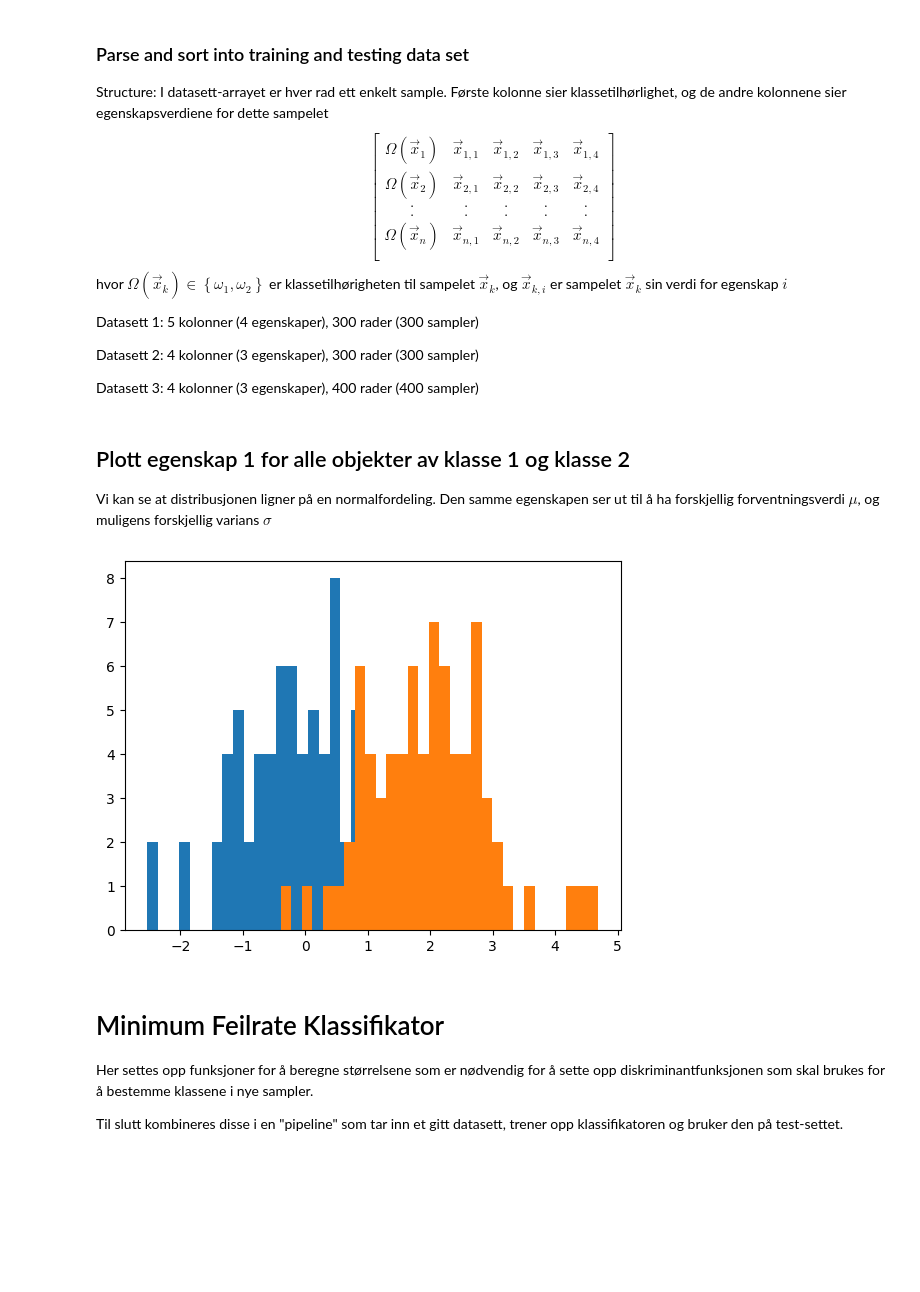
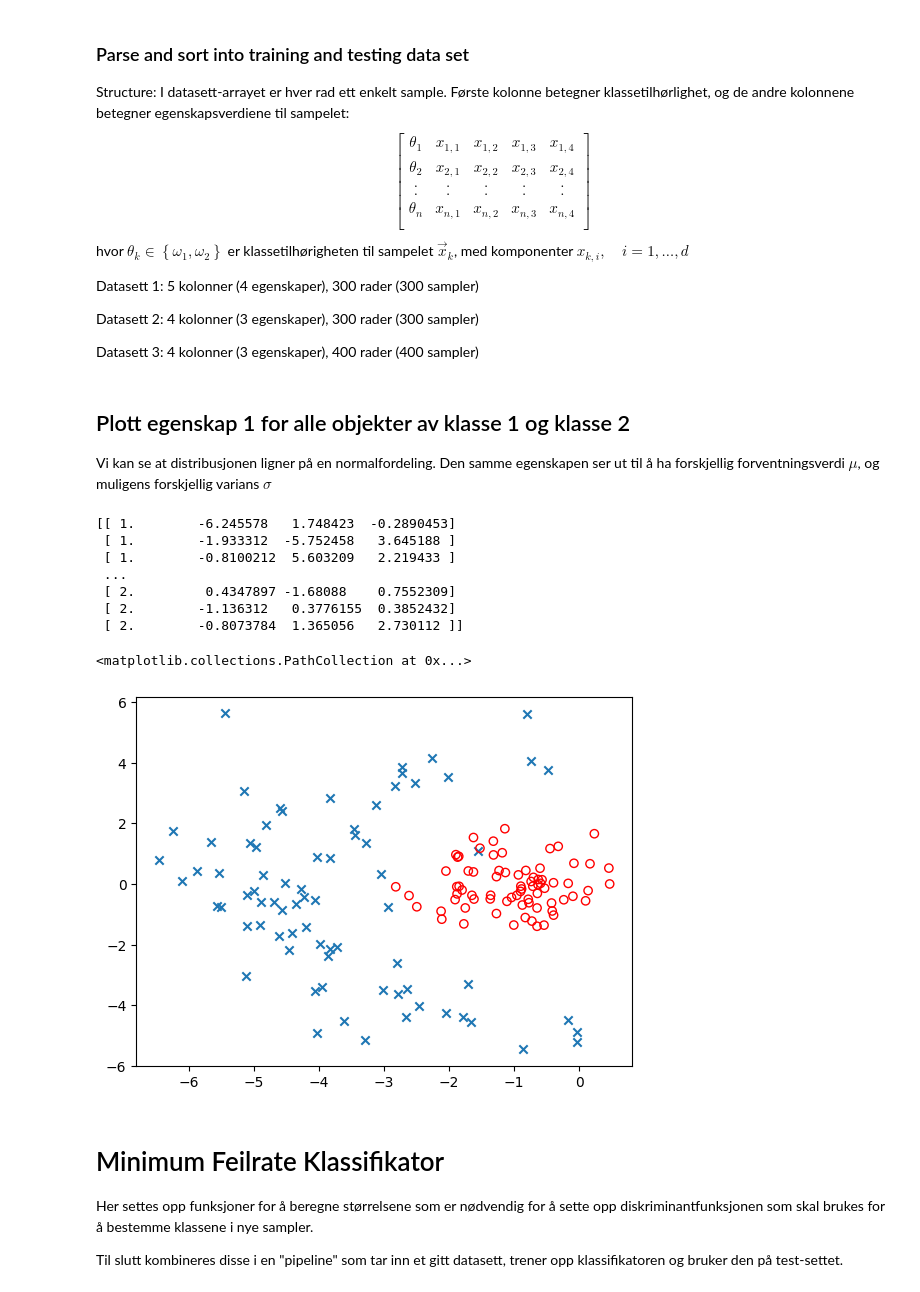
Before and after one commit to edvart-ros/school, a Jupyter notebook: IN5020/prosjektoppgave_1.ipynb, the cells around one changed output. Cells and saved outputs as stored; diff of their text form; code cells hidden in the pictures; blank space fills up the shorter version.

```diff
--- a/IN5020/prosjektoppgave_1.ipynb
+++ b/IN5020/prosjektoppgave_1.ipynb
@@ -5,41 +4,68 @@ import lib
 # %% [markdown]
 ### Parse and sort into training and testing data set
 Structure:
-I datasett-arrayet er hver rad ett enkelt sample. Første kolonne sier klassetilhørlighet, og de andre kolonnene sier egenskapsverdiene for dette sampelet
+I datasett-arrayet er hver rad ett enkelt sample. Første kolonne betegner klassetilhørlighet, og de andre kolonnene betegner egenskapsverdiene til sampelet:
 $$
 \begin{bmatrix}
-\Omega(\vec{x}_1) & \vec{x}_{1,1} & \vec{x}_{1,2} & \vec{x}_{1,3} & \vec{x}_{1,4}\\
-\Omega(\vec{x}_2) & \vec{x}_{2,1} & \vec{x}_{2,2} & \vec{x}_{2,3} & \vec{x}_{2,4}\\
+\theta_1 & {x}_{1,1} & {x}_{1,2} & {x}_{1,3} & {x}_{1,4}\\
+\theta_2 & {x}_{2,1} & {x}_{2,2} & {x}_{2,3} & {x}_{2,4}\\
 . & . & . & . & . \\
 . & . & . & . & . \\
-\Omega(\vec{x}_n) & \vec{x}_{n,1} & \vec{x}_{n,2} & \vec{x}_{n,3} & \vec{x}_{n,4}\\
+\theta_n & {x}_{n,1} & {x}_{n,2} & {x}_{n,3} & {x}_{n,4}\\
 \end{bmatrix}
 $$
-hvor $\Omega(\vec{x}_k) \in \left\{ \omega_1, \omega_2 \right\}$ er klassetilhørigheten til sampelet $\vec{x}_k$, og
-$\vec{x}_{k,i}$ er sampelet $\vec{x}_{k}$ sin verdi for egenskap $i$
+hvor $\theta_k \in \left\{ \omega_1, \omega_2 \right\}$ er klassetilhørigheten til sampelet $\vec{x}_k$, med komponenter $x_{k,i},\quad i = 1, \dots, d$
 
 Datasett 1: 5 kolonner (4 egenskaper), 300 rader (300 sampler)
 
 Datasett 2: 4 kolonner (3 egenskaper), 300 rader (300 sampler)
 
 Datasett 3: 4 kolonner (3 egenskaper), 400 rader (400 sampler)
-# %%
-data = lib.DataSet('data/ds-1.txt')
 # %% [markdown]
 ## Plott egenskap 1 for alle objekter av klasse 1 og klasse 2
 Vi kan se at distribusjonen ligner på en normalfordeling. Den samme egenskapen ser ut til å ha forskjellig forventningsverdi $\mu$, og muligens forskjellig varians $\sigma$
-# %%
-feature = 1
-class_1_dataset = data.training[data.training[:,0] == 1]
-class_2_dataset = data.testing[data.testing[:,0] == 2]
-class_1_feature = class_1_dataset[:,feature]
-class_2_feature = class_2_dataset[:,feature]
-
-plt.hist(class_1_feature, 30)
-plt.hist(class_2_feature, 30)
-plt.show()
-# %% [output]
-[figure, removed]
+# %%
+class DataSet():
+    def __init__(self, path):
+        self.path = path
+        data = np.loadtxt(path)
+        data_training = []
+        data_testing = []
+        n_samples = data.shape[0]
+        i = 0
+
+        while i < n_samples-1:
+            data_training.append(data[i])
+            data_testing.append(data[i+1])
+            i += 2
+
+        self.training = np.array(data_training)
+        self.testing = np.array(data_testing)
+
+path = 'data/ds-2.txt'
+print(np.loadtxt(path))
+data = DataSet(path)
+first_feature = 1
+second_feature = 2
+class_1_dataset = data.training[data.training[:,0] == 1]
+class_2_dataset = data.training[data.training[:,0] == 2]
+class_1_feature_1 = class_1_dataset[:,first_feature]
+class_2_feature_1 = class_2_dataset[:,first_feature]
+class_1_feature_2 = class_1_dataset[:,second_feature]
+class_2_feature_2 = class_2_dataset[:,second_feature]
+
+plt.scatter(class_1_feature_1, class_1_feature_2, marker='x', edgecolors='b')
+plt.scatter(class_2_feature_1, class_2_feature_2, facecolors='none', edgecolors='r')
+# %% [output]
+[[ 1.        -6.245578   1.748423  -0.2890453]
+ [ 1.        -1.933312  -5.752458   3.645188 ]
+ [ 1.        -0.8100212  5.603209   2.219433 ]
+ ...
+ [ 2.         0.4347897 -1.68088    0.7552309]
+ [ 2.        -1.136312   0.3776155  0.3852432]
+ [ 2.        -0.8073784  1.365056   2.730112 ]]
+<matplotlib.collections.PathCollection at 0x...>
+[figure, added]
 # %% [markdown]
 # Minimum Feilrate Klassifikator
 Her settes opp funksjoner for å beregne størrelsene som er nødvendig for å sette opp diskriminantfunksjonen som skal brukes for å bestemme klassene i nye sampler.
```
Also changed, not shown: parts of 11 cells of this notebook, 3 other files.
